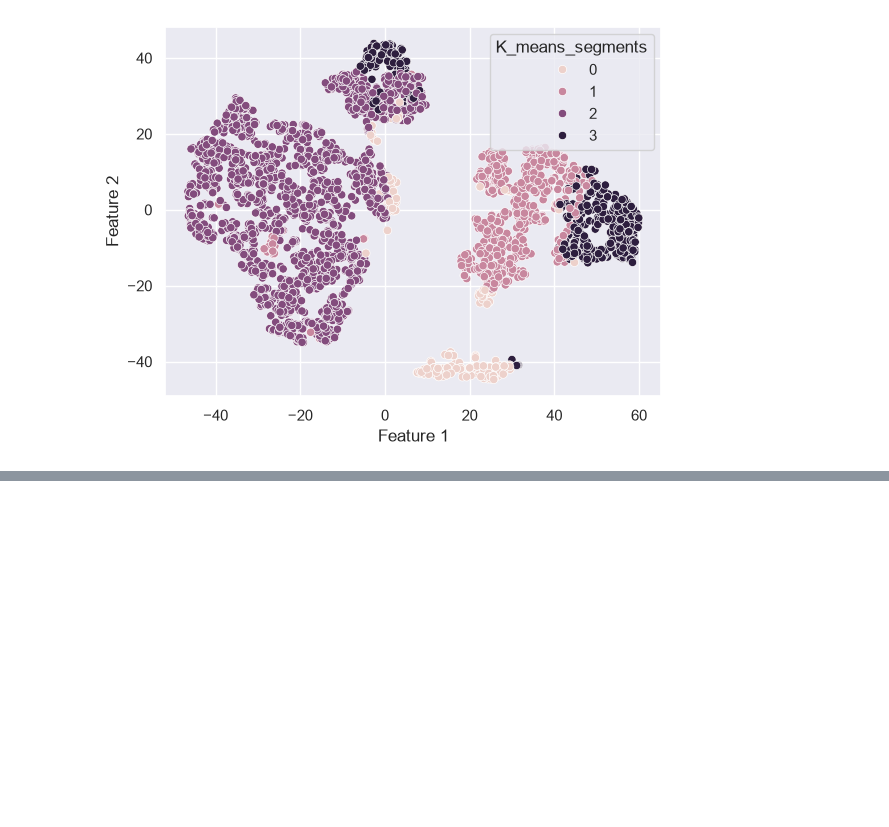
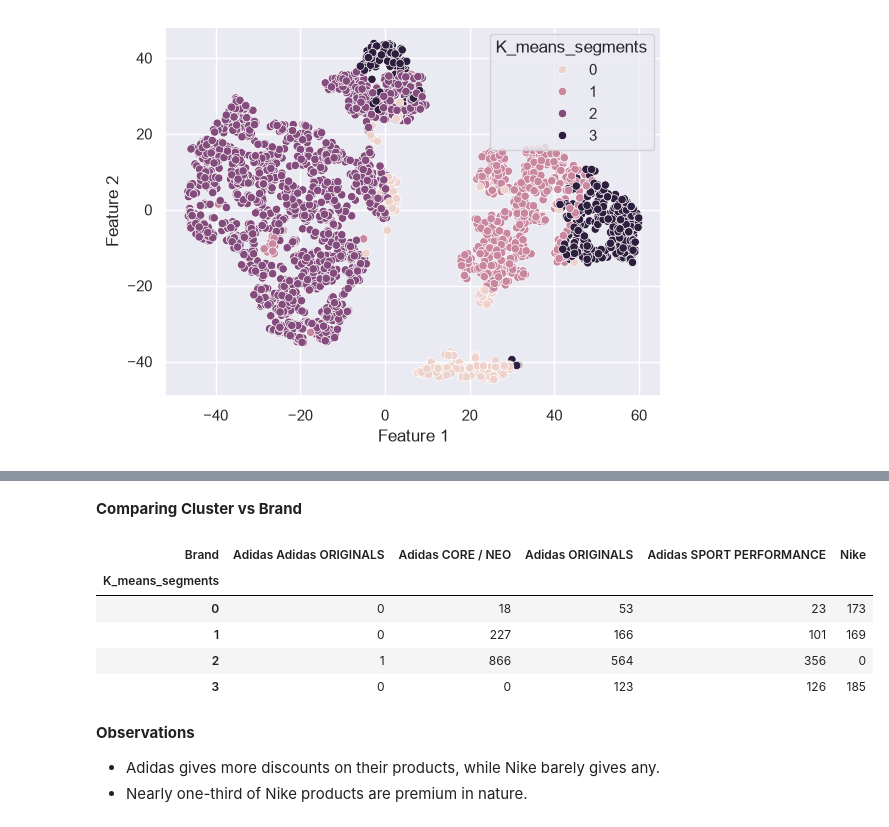
Before and after one commit to dennisumoh325/Product_Segmentation_clustering, a Jupyter notebook: product_seg_NB.ipynb, the cells around one changed output, grey strips where cells are left out. Saved outputs shown, nothing was run; the diff lists cells and outputs as text; code cells hidden in the pictures; blank space fills up the shorter version.

```diff
--- a/product_seg_NB.ipynb
+++ b/product_seg_NB.ipynb
@@ -556,0 +586,18 @@ fig.show()
+# %% [markdown]
+**Comparing Cluster vs Brand**
+# %%
+pd.crosstab(df1.K_means_segments, df.Brand).style.highlight_max(
+    color="lightgreen", axis=0
+)
+# %% [output]
+| Brand | Adidas Adidas ORIGINALS | Adidas CORE / NEO | Adidas ORIGINALS | Adidas SPORT PERFORMANCE | Nike |
+| K_means_segments |  |  |  |  |  |
+| 0 | 0 | 18 | 53 | 23 | 173 |
+| 1 | 0 | 227 | 166 | 101 | 169 |
+| 2 | 1 | 866 | 564 | 356 | 0 |
+| 3 | 0 | 0 | 123 | 126 | 185 |
+# %% [markdown]
+**Observations**
+
+- Adidas gives more discounts on their products, while Nike barely gives any.
+- Nearly one-third of Nike products are premium in nature.
```
Also changed, not shown: parts of 8 cells of this notebook.
